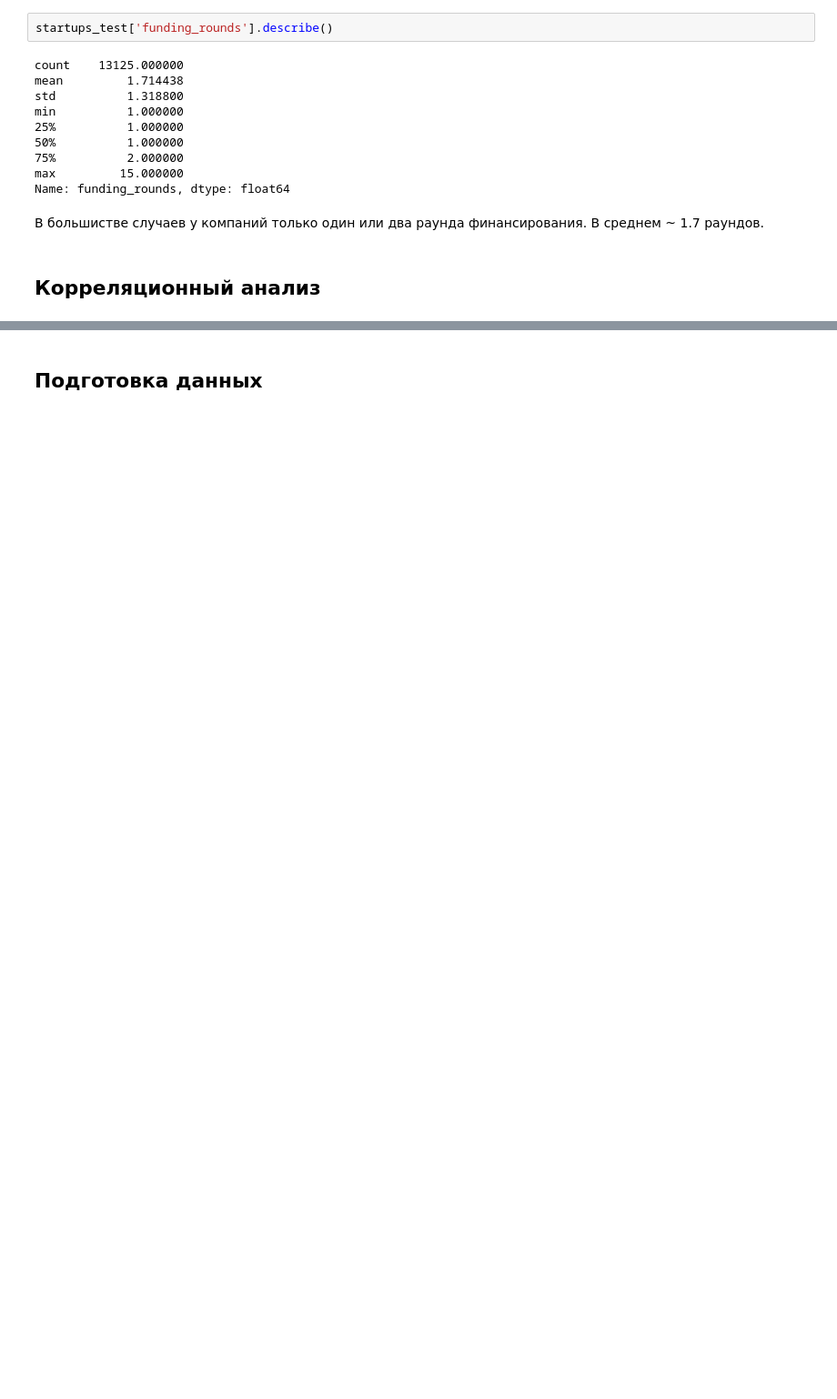
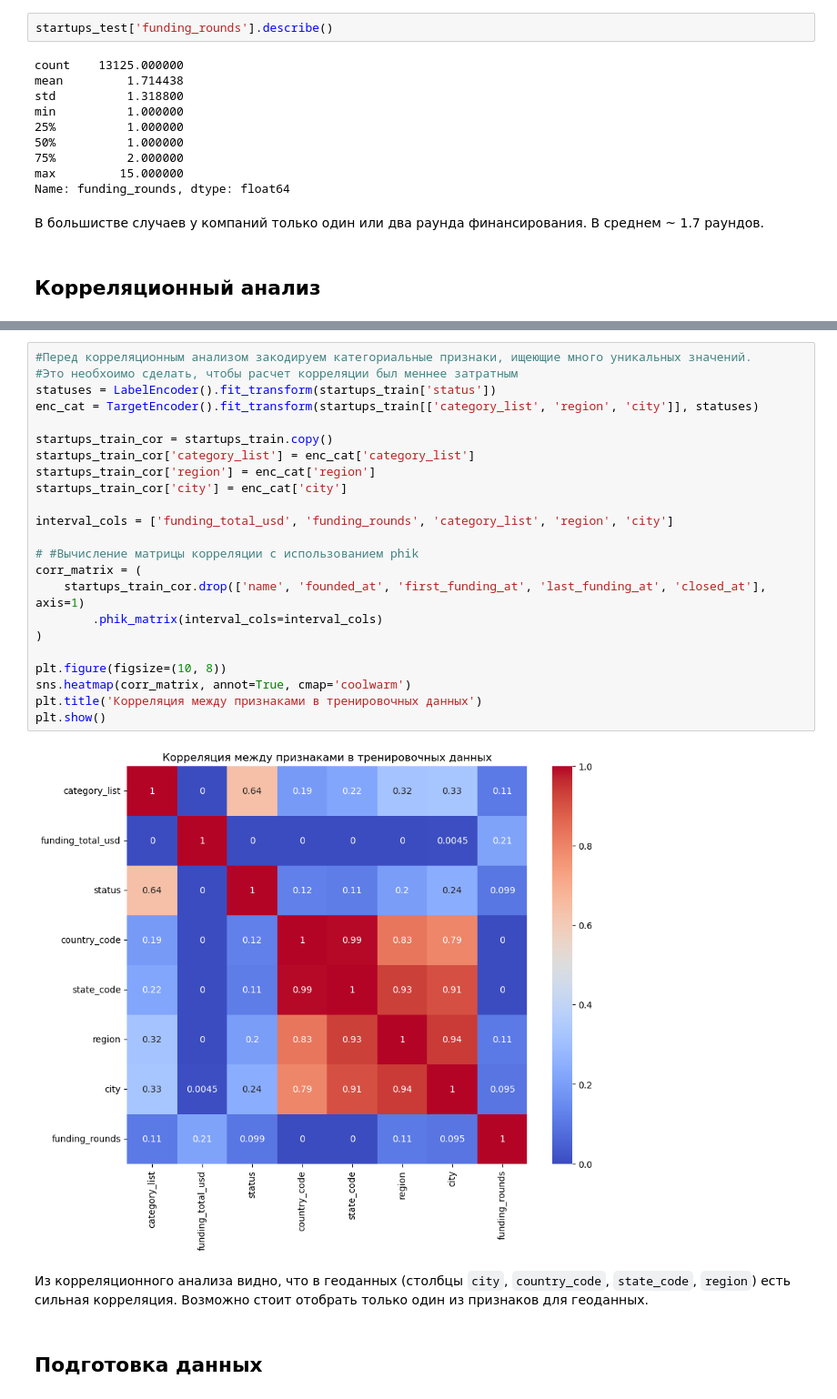
Before and after one commit to AnatolFil/M1_44DS---Startups, a Jupyter notebook: M1_44DS - Startups.ipynb, the cells around one changed output, grey strips where cells are left out. Shown at 91% size. Cells and saved outputs as stored; diff of their text form; blank space fills up the shorter version.

```diff
--- a/M1_44DS - Startups.ipynb
+++ b/M1_44DS - Startups.ipynb
@@ -400,3 +316,30 @@ Name: funding_rounds, dtype: float64
+# %%
+#Перед корреляционным анализом закодируем категориальные признаки, ищеющие много уникальных значений.
+#Это необхоимо сделать, чтобы расчет корреляции был меннее затратным
+statuses = LabelEncoder().fit_transform(startups_train['status'])
+enc_cat = TargetEncoder().fit_transform(startups_train[['category_list', 'region', 'city']], statuses)
+
+startups_train_cor = startups_train.copy()
+startups_train_cor['category_list'] = enc_cat['category_list']
+startups_train_cor['region'] = enc_cat['region']
+startups_train_cor['city'] = enc_cat['city']
+
+interval_cols = ['funding_total_usd', 'funding_rounds', 'category_list', 'region', 'city']
+
+# #Вычисление матрицы корреляции с использованием phik
+corr_matrix = (
+    startups_train_cor.drop(['name', 'founded_at', 'first_funding_at', 'last_funding_at', 'closed_at'], axis=1)
+        .phik_matrix(interval_cols=interval_cols)
+)
+
+plt.figure(figsize=(10, 8))
+sns.heatmap(corr_matrix, annot=True, cmap='coolwarm')
+plt.title('Корреляция между признаками в тренировочных данных')
+plt.show()
+# %% [output]
+[figure, added]
+# %% [markdown]
+Из корреляционного анализа видно, что в геоданных (столбцы `city`, `country_code`, `state_code`, `region`) есть сильная корреляция. Возможно стоит отобрать только один из признаков для геоданных.
 # %% [markdown]
 ## Подготовка данных
 # %%
```
Also changed, not shown: parts of 22 cells of this notebook.
